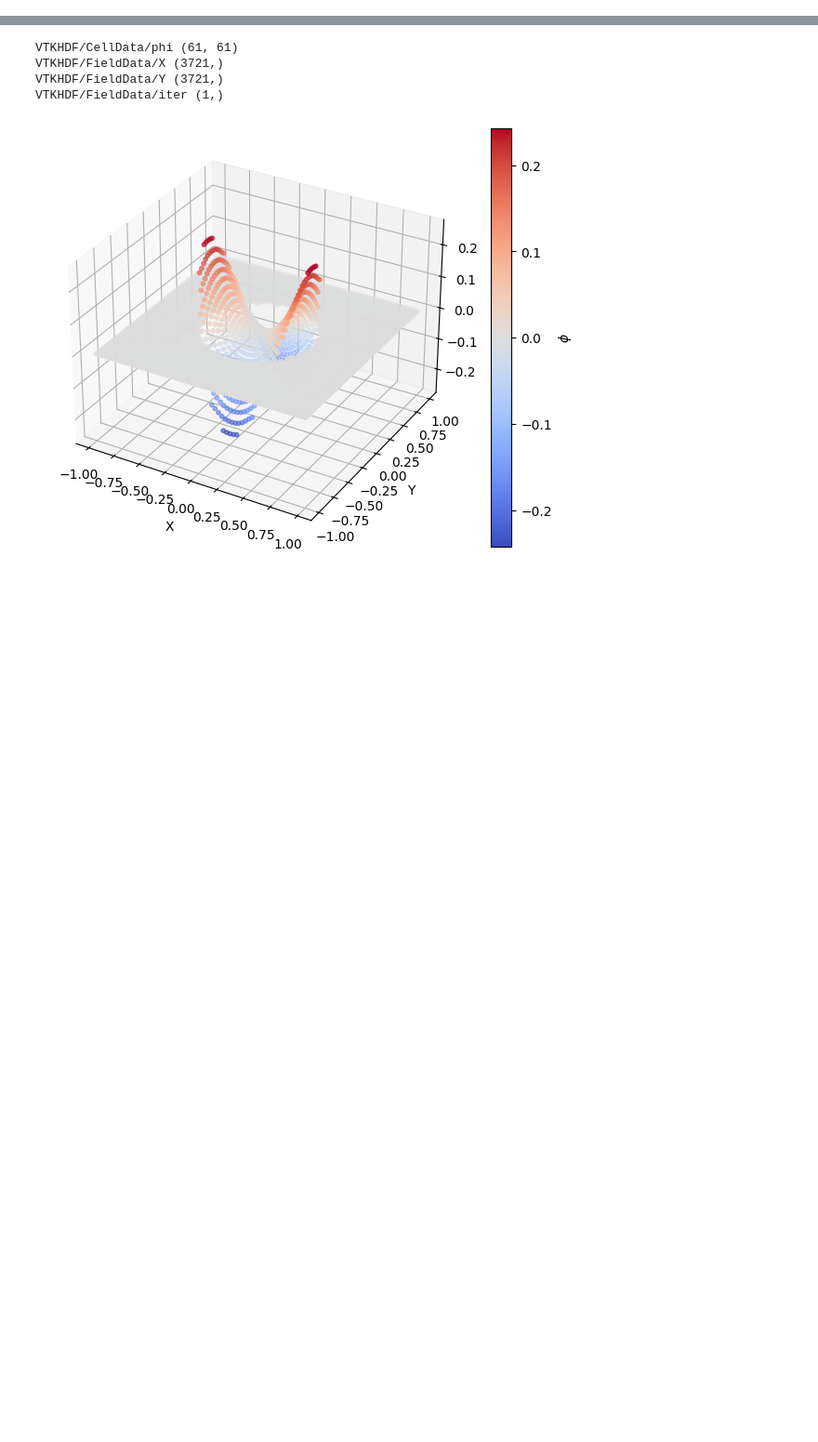
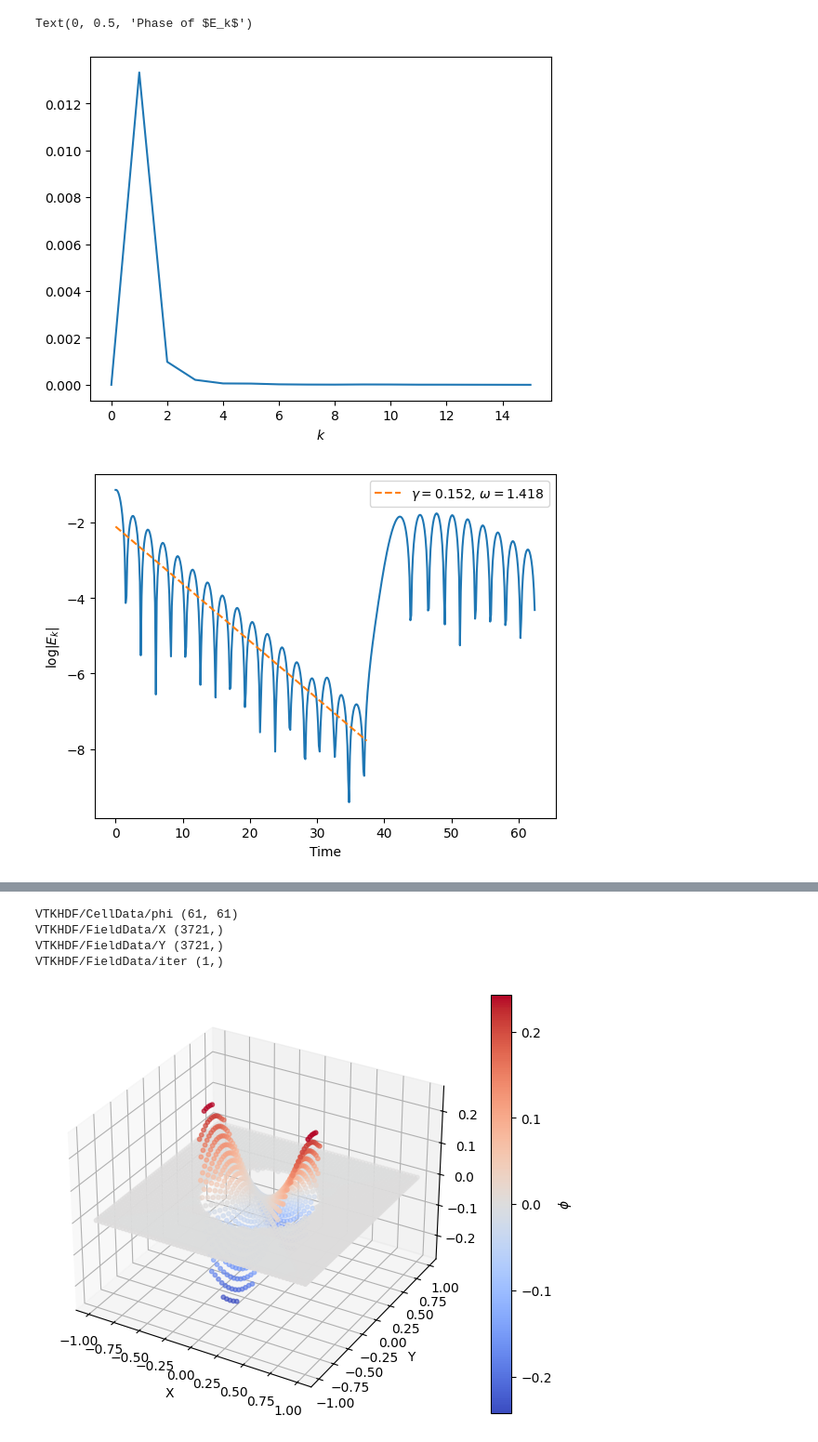
Before and after one commit to HuntFeng/vlasolver, a Jupyter notebook: analysis.ipynb, the cells around one changed output, grey strips where cells are left out. Shown: that part at 93% size. Saved outputs shown, nothing was run; the diff lists cells and outputs as text; code cells hidden in the pictures; blank space fills up the shorter version.

```diff
--- a/analysis.ipynb
+++ b/analysis.ipynb
@@ -4,0 +68,35 @@ import h5py
+# %%
+E_fft = np.fft.fft(electric_field[:, ngc:-ngc], axis=1)
+plt.figure()
+plt.plot(np.abs(E_fft[step, : E_fft.shape[1] // 2]))
+plt.xlabel("$k$")
+
+E_k = E_fft[:, 1]
+amp = np.abs(E_k)
+log_amp = np.log(amp)
+p = np.polyfit(t[:300], log_amp[:300], 1)
+gamma = -p[0]
+
+phase = np.unwrap(np.angle(E_k))
+omega = np.polyfit(t[:200], phase[:200], 1)[0]
+
+plt.figure()
+plt.plot(t, log_amp)
+plt.plot(
+    t[:300],
+    np.polyval(p, t[:300]),
+    "--",
+    label=f"$\\gamma = ${gamma:.3f}, $\\omega = ${omega:.3f}",
+)
+plt.xlabel("Time")
+plt.ylabel("$\\log |E_k|$")
+plt.legend()
+
+plt.figure()
+plt.plot(t, phase)
+plt.xlabel("Time")
+plt.ylabel("Phase of $E_k$")
+# %% [output]
+Text(0, 0.5, 'Phase of $E_k$')
+[figure, added]
+[figure, added]
```
Also changed, not shown: parts of 4 cells of this notebook, 15 other files.
